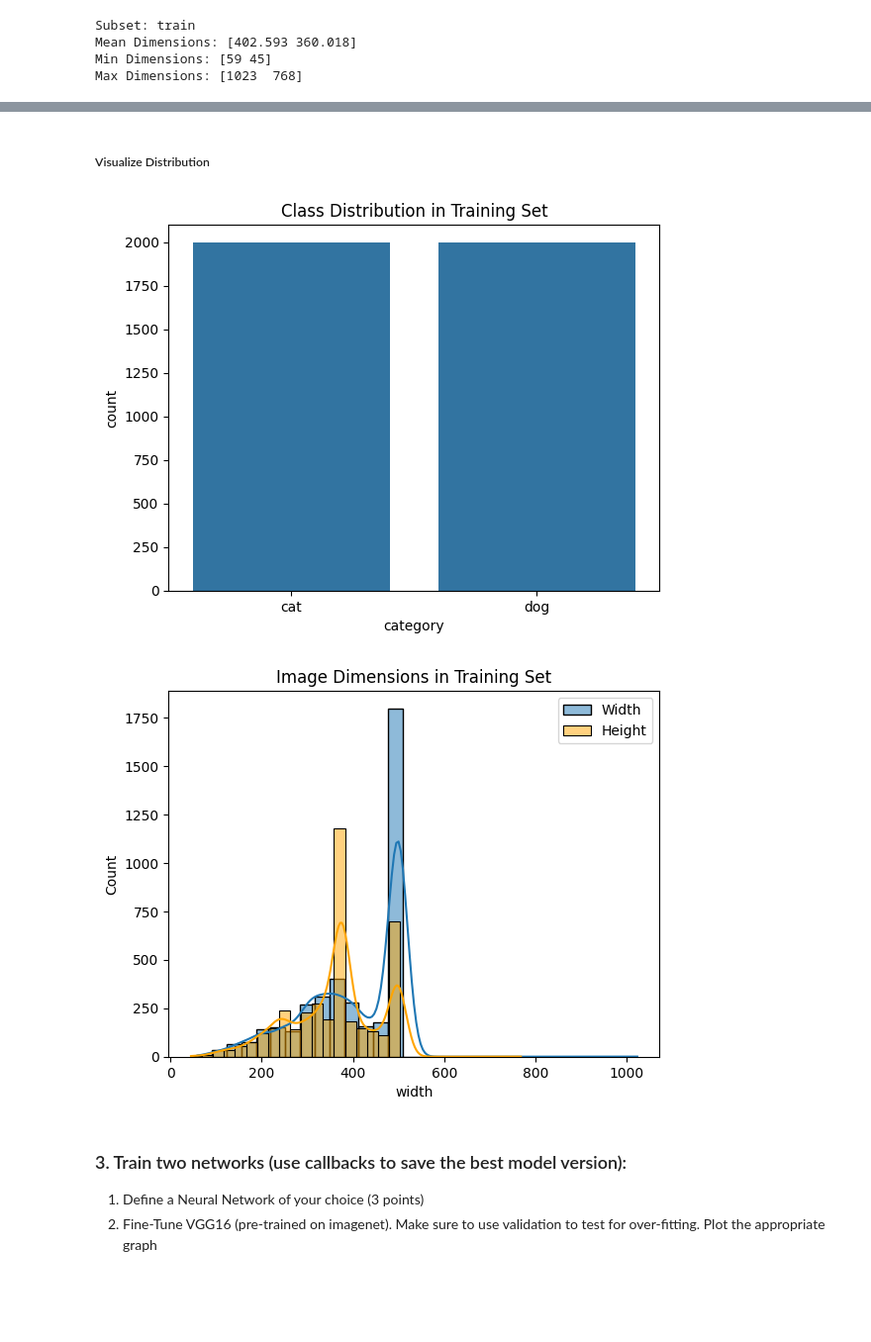
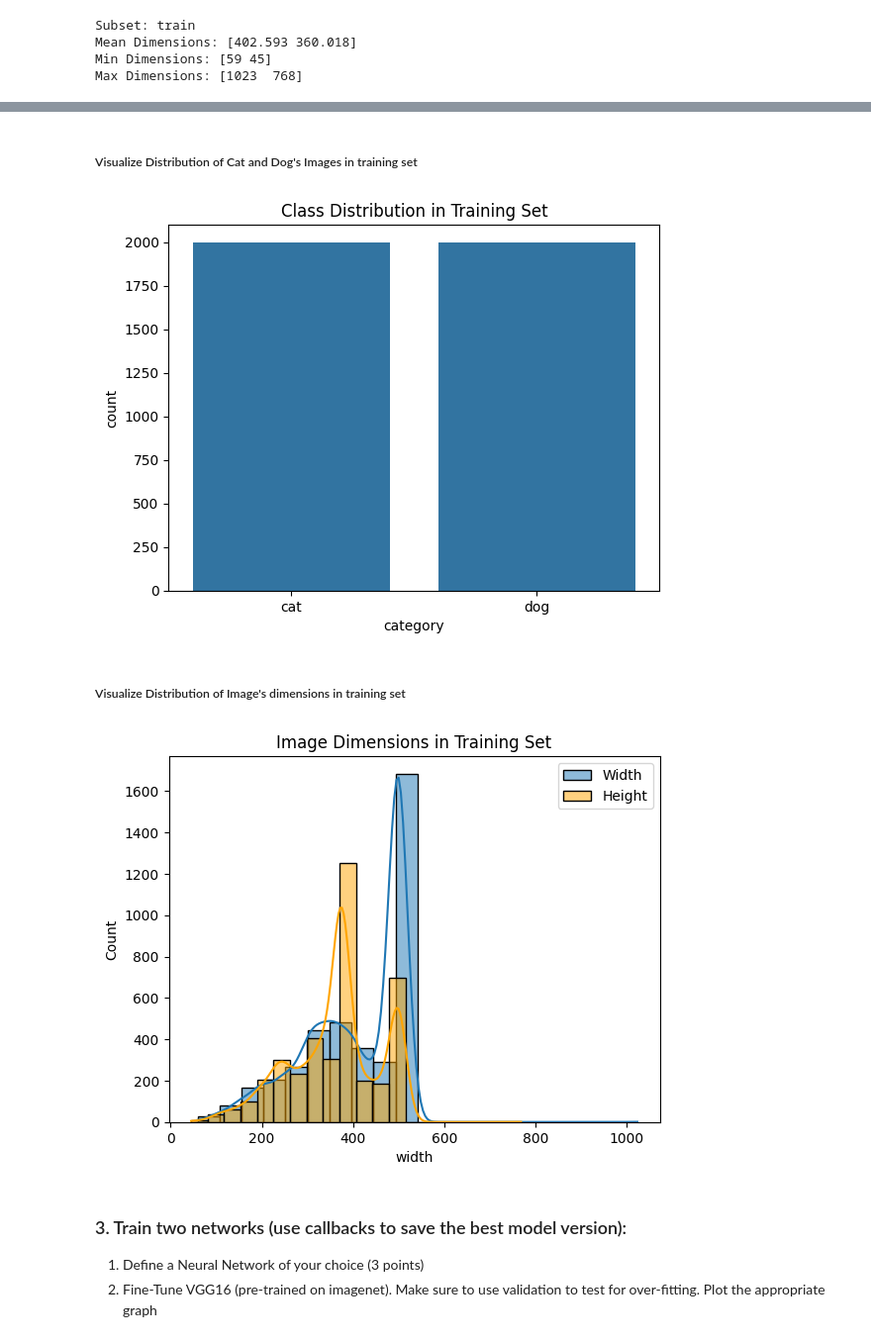
Before and after one commit to khushbunlad/CSCN8010-labs, a Jupyter notebook: PracticalLab3.ipynb, the cells around one changed output, grey strips where cells are left out. Shown: that part at 99% size. Drawn from its saved outputs; the diff is of its cells as text; code cells hidden in the pictures; blank space fills up the shorter version.

Commit message:
Added titles

```diff
--- a/PracticalLab3.ipynb
+++ b/PracticalLab3.ipynb
@@ -130,24 +130,27 @@ print(train_metadata.head())
+# %% [markdown]
+##### Visualize Distribution of Cat and Dog's Images in training set
+# %%
+import seaborn as sns
+import matplotlib.pyplot as plt
+from matplotlib import get_data_path
+
+# Plot class distribution
+sns.countplot(data=train_metadata, x="category")
+plt.title("Class Distribution in Training Set")
+plt.show()
+# %% [output]
+[figure, added]
 # %% [markdown]
-##### Visualize Distribution
+##### Visualize Distribution of Image's dimensions in training set
 # %%
-import seaborn as sns
-import matplotlib.pyplot as plt
-from matplotlib import get_data_path
-
-# Plot class distribution
-sns.countplot(data=train_metadata, x="category")
-plt.title("Class Distribution in Training Set")
-plt.show()
-
 # Plot image dimensions
-sns.histplot(data=train_metadata, x="width", bins=30, kde=True, label="Width")
-sns.histplot(data=train_metadata, x="height", bins=30, kde=True, color="orange", label="Height")
+sns.histplot(data=train_metadata, x="width", bins=20, kde=True, label="Width")
+sns.histplot(data=train_metadata, x="height", bins=20, kde=True, color="orange", label="Height")
 plt.legend()
 plt.title("Image Dimensions in Training Set")
 plt.show()
 # %% [output]
-[figure, old version]
+[figure, new version]
-[figure, removed]
 # %% [markdown]
 ### 3. Train two networks (use callbacks to save the best model version):
 1. Define a Neural Network of your choice (3 points)
```
Also changed, not shown: parts of 12 cells of this notebook.
